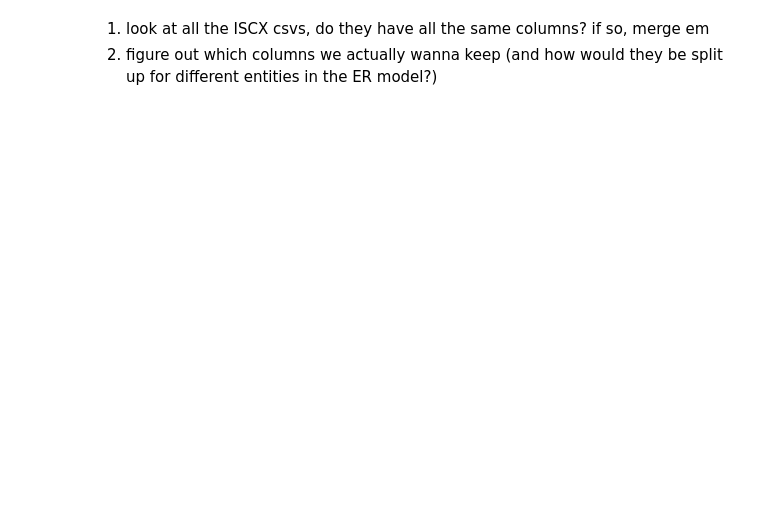
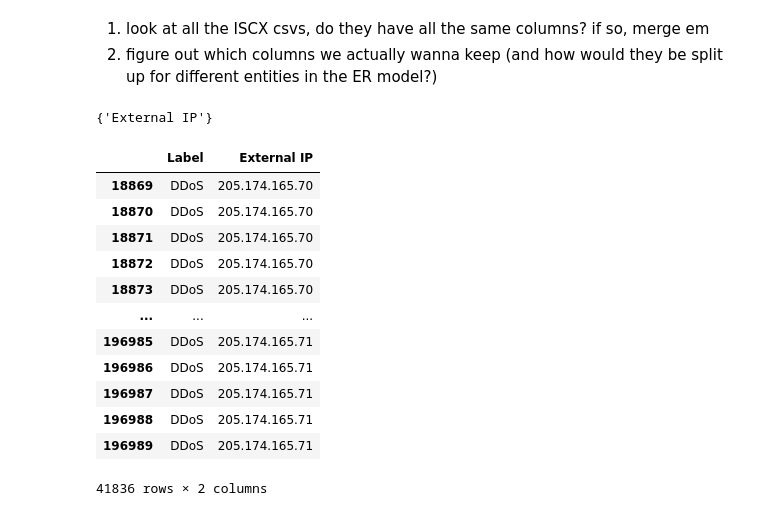
Before and after one commit to arj1211/ece356project, a Jupyter notebook: explore_data.ipynb, the cells around one changed output. Cells and saved outputs as stored; diff of their text form; code cells hidden in the pictures; blank space fills up the shorter version.

```diff
--- a/explore_data.ipynb
+++ b/explore_data.ipynb
@@ -87,0 +117,4 @@ anom_fnames = [f for f in os.listdir() if 'ISCX' in f]
+# %%
+set(anom_df_1.columns.str.strip()) - set(anom_df_2.columns.str.strip())
+# %% [output]
+{'External IP'}
@@ -87,0 +123,17 @@ anom_fnames = [f for f in os.listdir() if 'ISCX' in f]
+# %%
+a2 = anom_df_1.loc[~anom_df_1['External IP'].isna(),[' Label','External IP']]
+a2
+# %% [output]
+|  | Label | External IP |
+| 18869 | DDoS | 205.174.165.70 |
+| 18870 | DDoS | 205.174.165.70 |
+| 18871 | DDoS | 205.174.165.70 |
+| 18872 | DDoS | 205.174.165.70 |
+| 18873 | DDoS | 205.174.165.70 |
+| ... | ... | ... |
+| 196985 | DDoS | 205.174.165.71 |
+| 196986 | DDoS | 205.174.165.71 |
+| 196987 | DDoS | 205.174.165.71 |
+| 196988 | DDoS | 205.174.165.71 |
+| 196989 | DDoS | 205.174.165.71 |
+41836 rows × 2 columns
```
Also changed, not shown: parts of 12 cells of this notebook, 1 other file.
